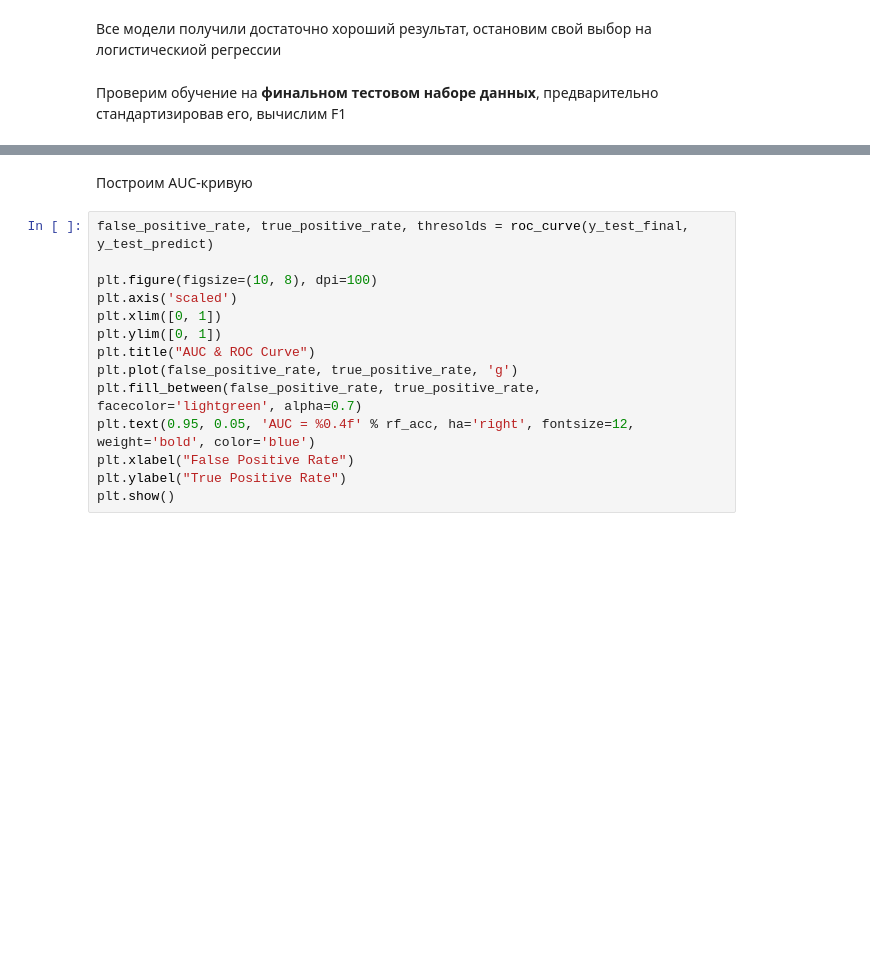
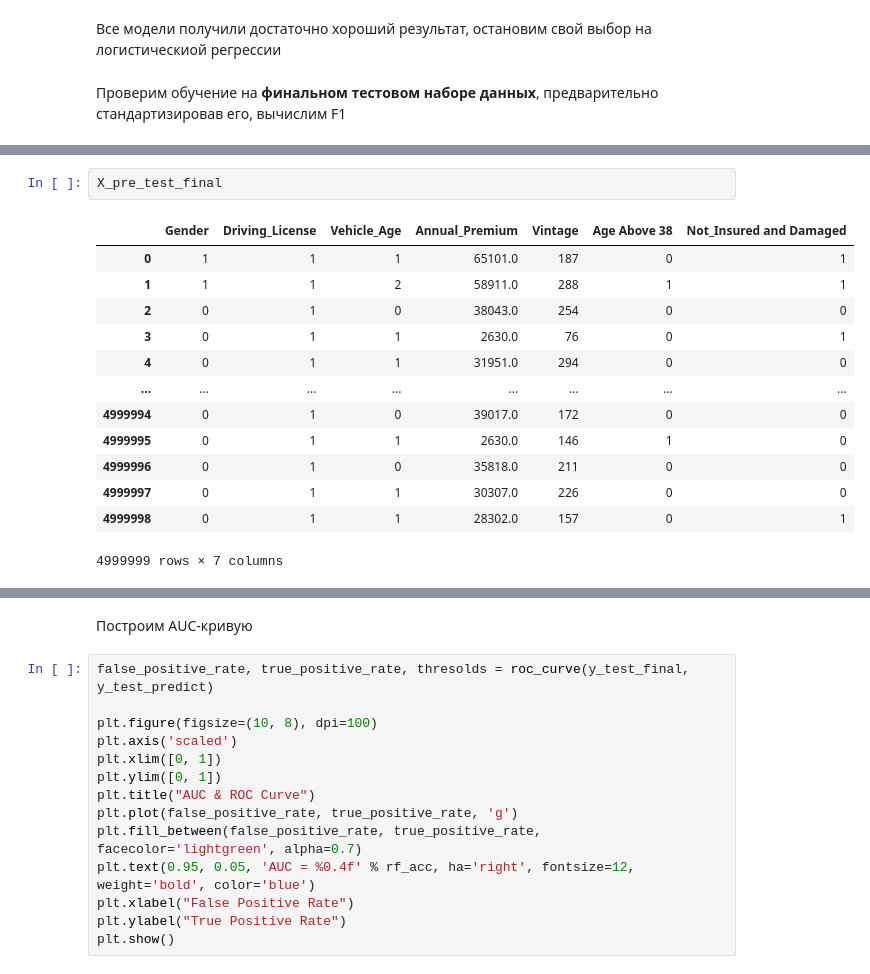
Before and after one commit to AlekseevDS21/insurance_buyers, a Jupyter notebook: LM_trainig/train_ML.ipynb, the cells around one changed output, grey strips where cells are left out. Saved outputs shown, nothing was run; the diff lists cells and outputs as text; blank space fills up the shorter version.

```diff
--- a/LM_trainig/train_ML.ipynb
+++ b/LM_trainig/train_ML.ipynb
@@ -555,3 +592,19 @@ Random Forest with parallel Processing
+# %%
+X_pre_test_final
+# %% [output]
+|  | Gender | Driving_License | Vehicle_Age | Annual_Premium | Vintage | Age Above 38 | Not_Insured and Damaged |
+| 0 | 1 | 1 | 1 | 65101.0 | 187 | 0 | 1 |
+| 1 | 1 | 1 | 2 | 58911.0 | 288 | 1 | 1 |
+| 2 | 0 | 1 | 0 | 38043.0 | 254 | 0 | 0 |
+| 3 | 0 | 1 | 1 | 2630.0 | 76 | 0 | 1 |
+| 4 | 0 | 1 | 1 | 31951.0 | 294 | 0 | 0 |
+| ... | ... | ... | ... | ... | ... | ... | ... |
+| 4999994 | 0 | 1 | 0 | 39017.0 | 172 | 0 | 0 |
+| 4999995 | 0 | 1 | 1 | 2630.0 | 146 | 1 | 0 |
+| 4999996 | 0 | 1 | 0 | 35818.0 | 211 | 0 | 0 |
+| 4999997 | 0 | 1 | 1 | 30307.0 | 226 | 0 | 0 |
+| 4999998 | 0 | 1 | 1 | 28302.0 | 157 | 0 | 1 |
+4999999 rows × 7 columns
 # %%
 test_df_scaler = scaler.fit_transform(X_pre_test_final)
 
```
Also changed, not shown: parts of 11 cells of this notebook.
